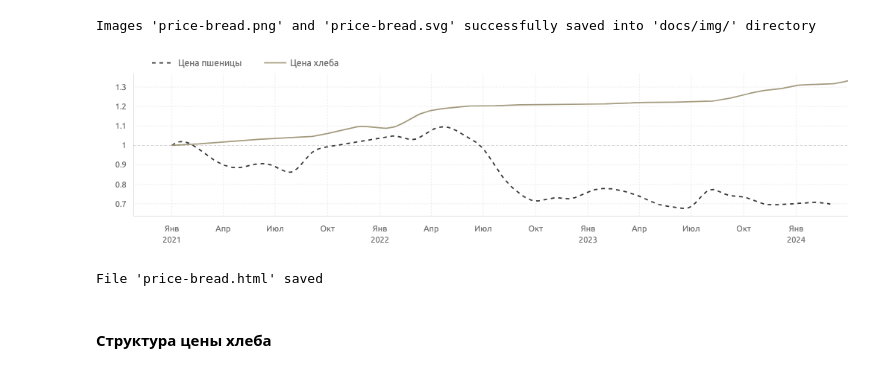
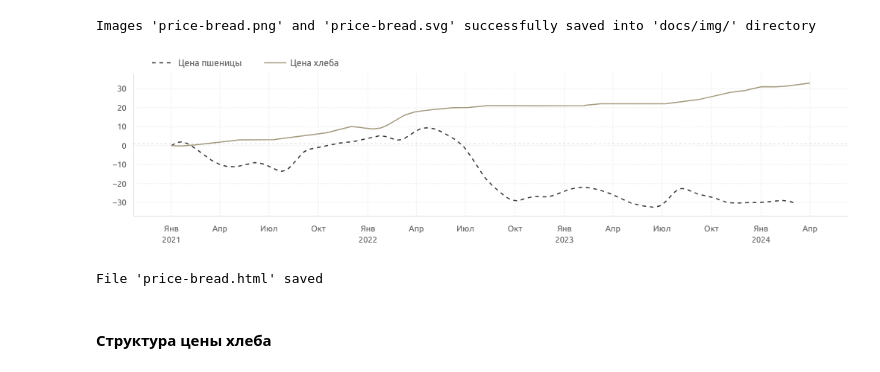
Before and after one commit to a-chasovsky/economics-rus, a Jupyter notebook: 01-report.ipynb, the cells around one changed output. Saved outputs shown, nothing was run; the diff lists cells and outputs as text; code cells hidden in the pictures.

```diff
--- a/01-report.ipynb
+++ b/01-report.ipynb
@@ -250,55 +250,64 @@ savefig('price-bread', dir=path_save_img, figure=fig, dpi=100)
 Images 'price-bread.png' and 'price-bread.svg' successfully saved into 'docs/img/' directory
 # %%
 set_location()
+# %%
+wheat_norm = normalized_by_first(wheat)
+wheat_norm = difference_by_first(wheat_norm.iloc[:, 0]).round(2)
+wheat_norm = (wheat_norm * 100)
+# %%
+bread_norm = normalized_by_first(bread)
+bread_norm = difference_by_first(bread_norm.iloc[:, 0]).round(2)
+bread_norm = (bread_norm * 100)
 # %%
 fig = go.Figure(layout=dict(width=800, height=270))
 
+
 fig.add_trace(
     go.Scatter(
-        x=smoothed(normalized_by_first(wheat), datetime_index=True).index,
-        y=smoothed(normalized_by_first(wheat),  datetime_index=True).values.ravel(),
+        x=smoothed(wheat_norm, datetime_index=True).index,
+        y=smoothed(wheat_norm,  datetime_index=True).values.ravel(),
         mode='lines', line_color=palette[-5], line_dash='5px', hoverinfo='skip', name='Цена пшеницы'
     )
 )
 fig.add_trace(
     go.Scatter(
-        x=normalized_by_first(wheat).index,
-        y=normalized_by_first(wheat),
-        marker=dict(opacity=0, size=6),
+        x=wheat_norm.index,
+        y=wheat_norm.values.ravel(),
+        marker=dict(opacity=0, size=5),
         mode='markers', line_color=palette[0], name='Цена пшеницы', showlegend=False
     )
 )
 fig.add_trace(
     go.Scatter(
-        x=smoothed(normalized_by_first(bread), datetime_index=True).index,
-        y=smoothed(normalized_by_first(bread),  datetime_index=True).values.ravel(),
+        x=smoothed(bread_norm, datetime_index=True).index,
+        y=smoothed(bread_norm,  datetime_index=True).values.ravel(),
         mode='lines', line_color=palette[6], hoverinfo='skip', name='Цена хлеба'
     )
 )
 fig.add_trace(
     go.Scatter(
-        x=normalized_by_first(bread).index,
-        y=normalized_by_first(bread),
-        marker=dict(opacity=0, size=6),
+        x=bread_norm.index,
+        y=bread_norm.values.ravel(),
+        marker=dict(opacity=0, size=5),
         mode='markers', line_color=palette[6], name='Цена хлеба', showlegend=False
     )
 )
 fig.update_xaxes(
     dtick='M3',
     tickformat="%b<br>%Y",
     labelalias=xtickaliases
 )
 fig.update_yaxes(
-    tick0=0.6,
-    dtick=0.1
+    tick0=-30,
+    dtick=10
 )
 
 pl_hline(1)
 
 fig.show(config=config)
 pl_savefig(figure=fig, name='price-bread', path=path_save_img, config=config, fmt='html')
 # %% [output]
-[figure, old version]
+[figure, new version]
 File 'price-bread.html' saved
 # %% [markdown]
 #### Структура цены хлеба
```
Also changed, not shown: 4 other files.
